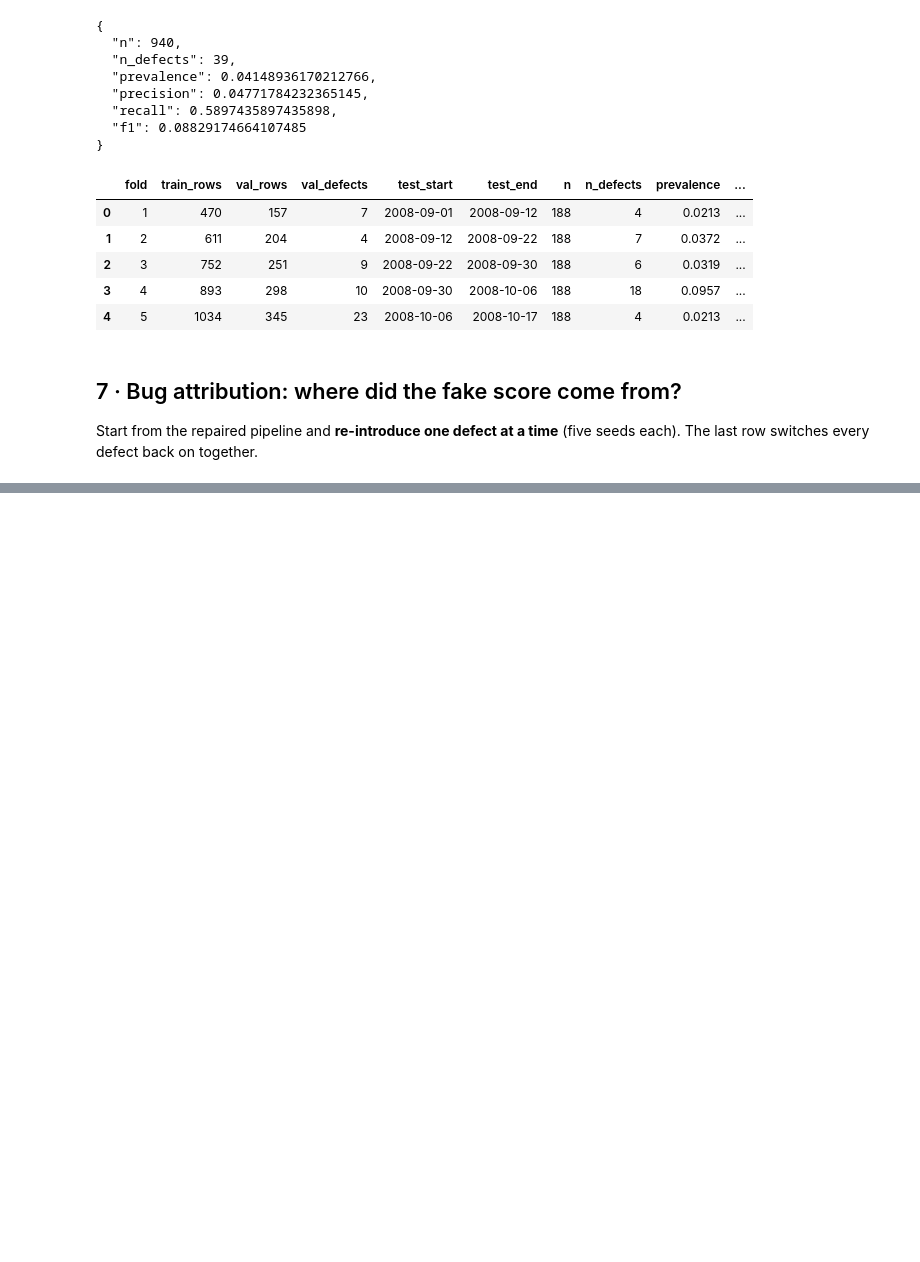
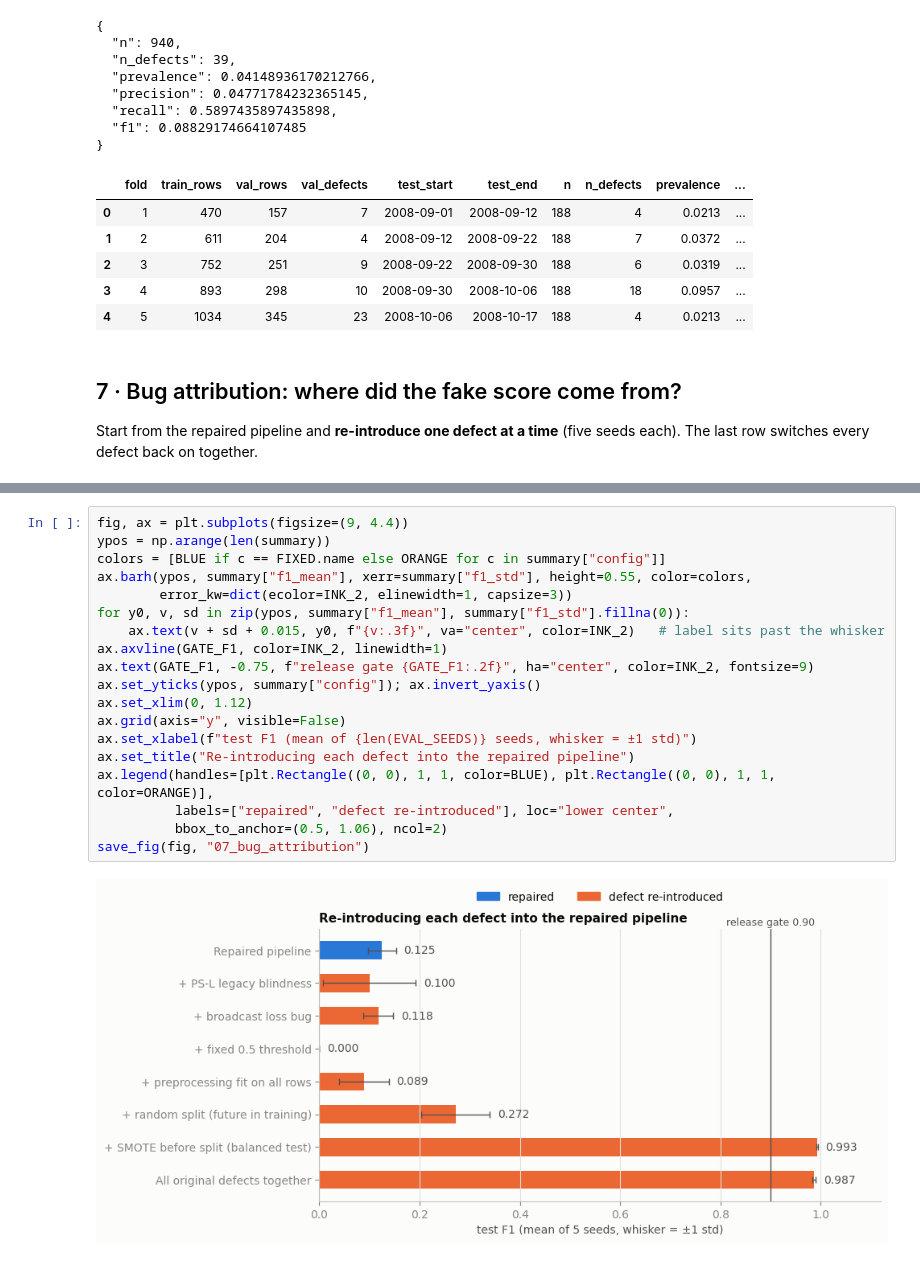
Before and after one commit to PROSTLE/Wafer-Guard, a Jupyter notebook: wafer_guard_fixed.ipynb, the cells around one changed output, grey strips where cells are left out. Saved outputs shown, nothing was run; the diff lists cells and outputs as text; blank space fills up the shorter version.

Commit message:
Plot ablation results and explain the attribution

```diff
--- a/wafer_guard_fixed.ipynb
+++ b/wafer_guard_fixed.ipynb
@@ -1154,3 +1154,24 @@ summary.round(4)
 | 5 | + random split (future in training) | 0.2722 | 0.0682 | 0.1996 | 0.2350 | 0.4190 | 0.0669 | 0.6241 | ... |
 | 6 | + SMOTE before split (balanced test) | 0.9932 | 0.0012 | 0.9989 | 0.9932 | 0.9932 | 0.5000 | 0.7664 | ... |
 | 7 | All original defects together | 0.9869 | 0.0036 | 1.0000 | 0.9741 | 1.0000 | 0.5000 | 0.0058 | ... |
+# %%
+fig, ax = plt.subplots(figsize=(9, 4.4))
+ypos = np.arange(len(summary))
+colors = [BLUE if c == FIXED.name else ORANGE for c in summary["config"]]
+ax.barh(ypos, summary["f1_mean"], xerr=summary["f1_std"], height=0.55, color=colors,
+        error_kw=dict(ecolor=INK_2, elinewidth=1, capsize=3))
+for y0, v, sd in zip(ypos, summary["f1_mean"], summary["f1_std"].fillna(0)):
+    ax.text(v + sd + 0.015, y0, f"{v:.3f}", va="center", color=INK_2)   # label sits past the whisker
+ax.axvline(GATE_F1, color=INK_2, linewidth=1)
+ax.text(GATE_F1, -0.75, f"release gate {GATE_F1:.2f}", ha="center", color=INK_2, fontsize=9)
+ax.set_yticks(ypos, summary["config"]); ax.invert_yaxis()
+ax.set_xlim(0, 1.12)
+ax.grid(axis="y", visible=False)
+ax.set_xlabel(f"test F1 (mean of {len(EVAL_SEEDS)} seeds, whisker = ±1 std)")
+ax.set_title("Re-introducing each defect into the repaired pipeline")
+ax.legend(handles=[plt.Rectangle((0, 0), 1, 1, color=BLUE), plt.Rectangle((0, 0), 1, 1, color=ORANGE)],
+          labels=["repaired", "defect re-introduced"], loc="lower center",
+          bbox_to_anchor=(0.5, 1.06), ncol=2)
+save_fig(fig, "07_bug_attribution")
+# %% [output]
+[figure, added]
```
Also changed, not shown: parts of 1 cell of this notebook.
